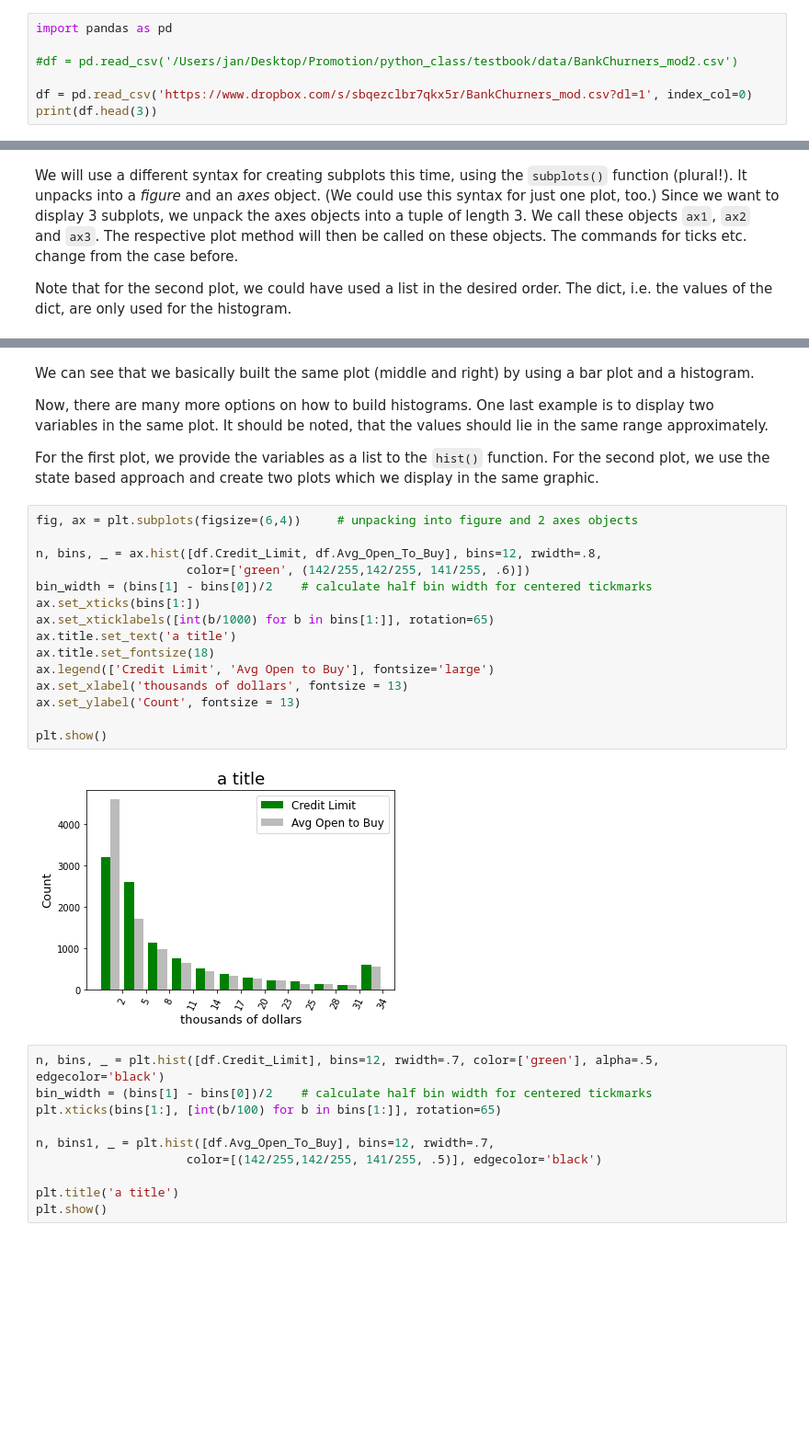
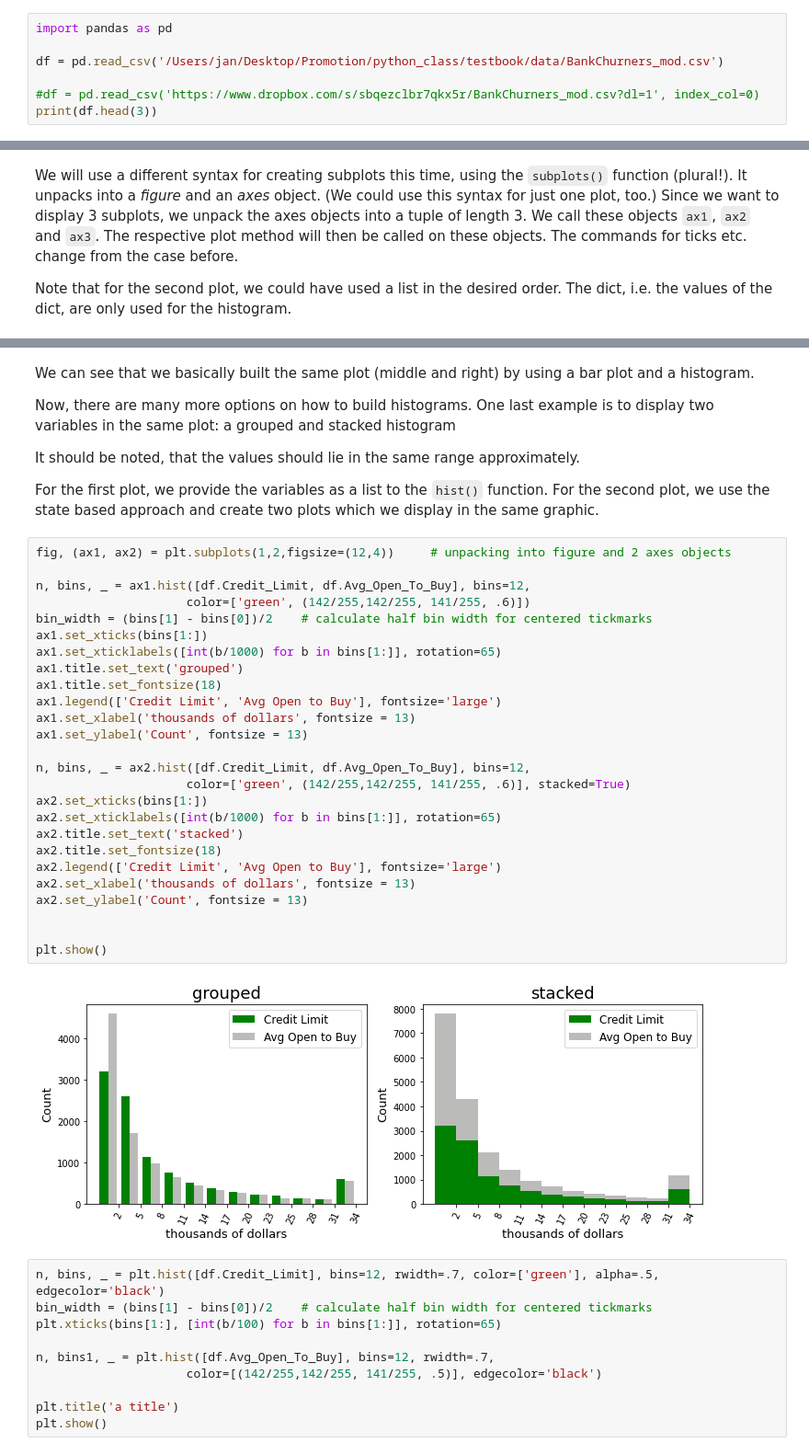
Before and after one commit to jnkng/reporting_python, a Jupyter notebook: _sources/07_graphics.ipynb, the cells around one changed output, grey strips where cells are left out. Shown at 92% size. Drawn from its saved outputs; the diff is of its cells as text; blank space fills up the shorter version.

````diff
--- a/_sources/07_graphics.ipynb
+++ b/_sources/07_graphics.ipynb
@@ -21,8 +23,8 @@ We will use some modified credit card data from [this kaggle page](https://www.k
 # %%
 import pandas as pd
 
-#df = pd.read_csv('/Users/jan/Desktop/Promotion/python_class/testbook/data/BankChurners_mod2.csv')
+df = pd.read_csv('/Users/jan/Desktop/Promotion/python_class/testbook/data/BankChurners_mod.csv')
 
-df = pd.read_csv('https://www.dropbox.com/s/sbqezclbr7qkx5r/BankChurners_mod.csv?dl=1', index_col=0)
+#df = pd.read_csv('https://www.dropbox.com/s/sbqezclbr7qkx5r/BankChurners_mod.csv?dl=1', index_col=0)
 print(df.head(3))
 # %% [output]
@@ -199,26 +213,39 @@ plt.show()
 # %% [markdown]
 We can see that we basically built the same plot (middle and right) by using a bar plot and a histogram.
 
-Now, there are many more options on how to build histograms. One last example is to display two variables in the same plot. It should be noted, that the values should lie in the same range approximately.
+Now, there are many more options on how to build histograms. One last example is to display two variables in the same plot: a grouped and stacked histogram
+
+It should be noted, that the values should lie in the same range approximately.
 
 For the first plot, we provide the variables as a list to the ```hist()``` function. For the second plot, we use the state based approach and create two plots which we display in the same graphic.
 # %%
-fig, ax = plt.subplots(figsize=(6,4))     # unpacking into figure and 2 axes objects
+fig, (ax1, ax2) = plt.subplots(1,2,figsize=(12,4))     # unpacking into figure and 2 axes objects
 
-n, bins, _ = ax.hist([df.Credit_Limit, df.Avg_Open_To_Buy], bins=12, rwidth=.8,
+n, bins, _ = ax1.hist([df.Credit_Limit, df.Avg_Open_To_Buy], bins=12,
                      color=['green', (142/255,142/255, 141/255, .6)])
 bin_width = (bins[1] - bins[0])/2    # calculate half bin width for centered tickmarks
-ax.set_xticks(bins[1:])
-ax.set_xticklabels([int(b/1000) for b in bins[1:]], rotation=65)
-ax.title.set_text('a title')
-ax.title.set_fontsize(18)
-ax.legend(['Credit Limit', 'Avg Open to Buy'], fontsize='large')
-ax.set_xlabel('thousands of dollars', fontsize = 13)
-ax.set_ylabel('Count', fontsize = 13)
+ax1.set_xticks(bins[1:])
+ax1.set_xticklabels([int(b/1000) for b in bins[1:]], rotation=65)
+ax1.title.set_text('grouped')
+ax1.title.set_fontsize(18)
+ax1.legend(['Credit Limit', 'Avg Open to Buy'], fontsize='large')
+ax1.set_xlabel('thousands of dollars', fontsize = 13)
+ax1.set_ylabel('Count', fontsize = 13)
+
+n, bins, _ = ax2.hist([df.Credit_Limit, df.Avg_Open_To_Buy], bins=12,
+                     color=['green', (142/255,142/255, 141/255, .6)], stacked=True)
+ax2.set_xticks(bins[1:])
+ax2.set_xticklabels([int(b/1000) for b in bins[1:]], rotation=65)
+ax2.title.set_text('stacked')
+ax2.title.set_fontsize(18)
+ax2.legend(['Credit Limit', 'Avg Open to Buy'], fontsize='large')
+ax2.set_xlabel('thousands of dollars', fontsize = 13)
+ax2.set_ylabel('Count', fontsize = 13)
+
 
 plt.show()
 # %% [output]
-[figure, old version]
+[figure, new version]
 # %%
 n, bins, _ = plt.hist([df.Credit_Limit], bins=12, rwidth=.7, color=['green'], alpha=.5, edgecolor='black')
 bin_width = (bins[1] - bins[0])/2    # calculate half bin width for centered tickmarks
````
Also changed, not shown: parts of 27 cells of this notebook, 31 other files.
